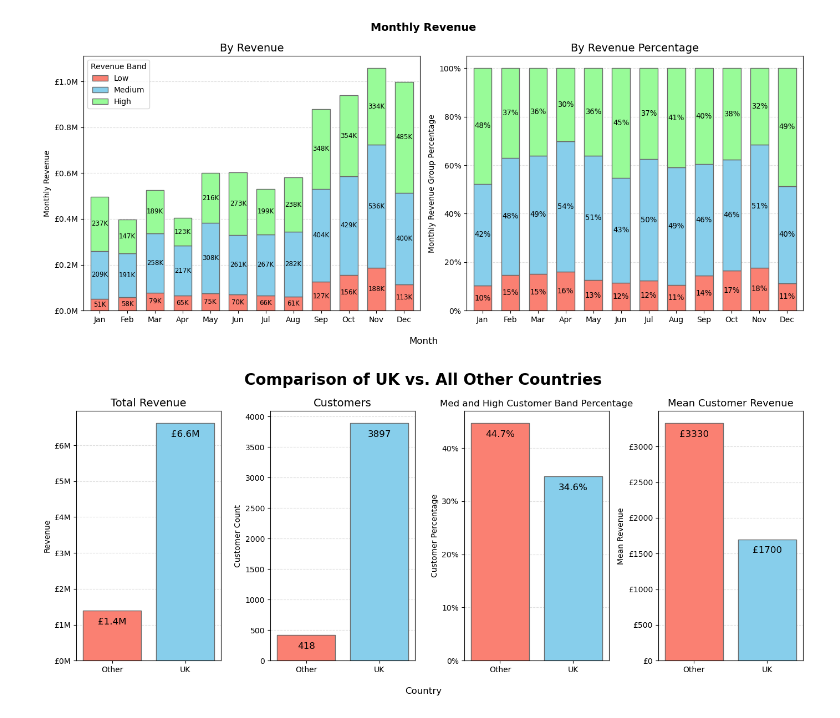
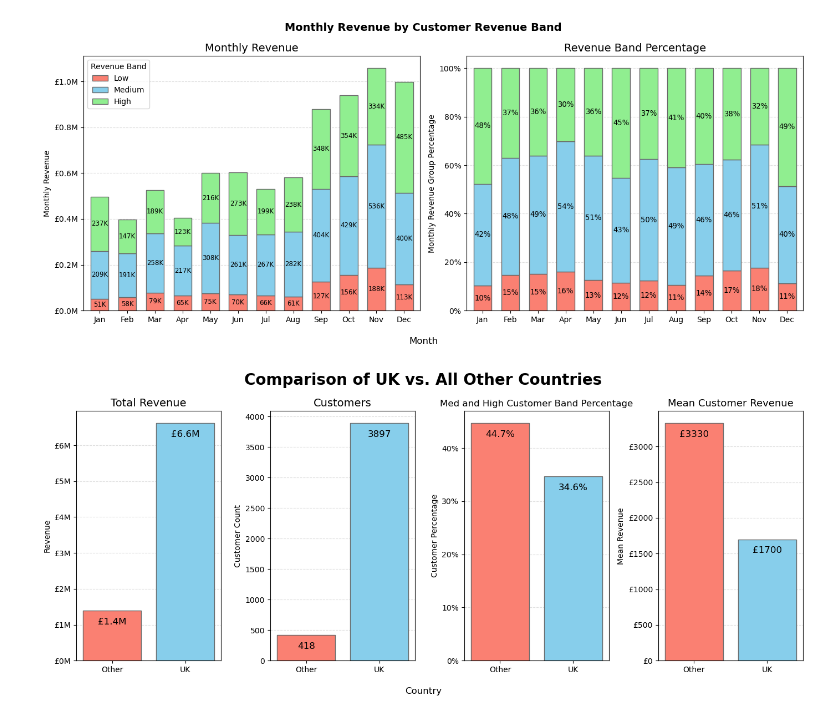
Before and after one commit to EdwardHowell627/Python_Online_Sales_Analysis, a Jupyter notebook: analysis/2_customers.ipynb, the cells around one changed output. Cells and saved outputs as stored; diff of their text form; code cells hidden in the pictures.

```diff
--- a/analysis/2_customers.ipynb
+++ b/analysis/2_customers.ipynb
@@ -88,57 +94,55 @@ plt.savefig('../assets/4_CustomerRevenueByBand.png', dpi=200)
 month_revenue = df.groupby([df.InvoiceDate.dt.month,'RevenueBand'], observed=True)['TotalPrice'].sum().unstack(fill_value=0)
 month_revenue_percent = month_revenue.div(month_revenue.sum(axis=1), axis=0)
 
 fig, ax = plt.subplots(1,2, figsize=(14,6))
-colors = ['salmon', 'skyblue', 'palegreen']
+colors = ['salmon', 'skyblue', 'lightgreen', 'khaki', 'plum']
 months = ['Jan', 'Feb', 'Mar', 'Apr', 'May', 'Jun', 'Jul', 'Aug', 'Sep', 'Oct', 'Nov', 'Dec']
+
 
 # Revenue Bars
 month_revenue.plot(ax=ax[0], kind='bar', stacked=True, color=colors, edgecolor='dimgray', width=0.65)
-ax[0].yaxis.set_major_formatter(FuncFormatter(lambda x, _: f'£{x/1000000:.1f}M'))
+
 ax[0].grid(axis='y', linestyle='--', alpha=0.4)
 ax[0].set_axisbelow(True)
+
+ax[0].yaxis.set_major_formatter(FuncFormatter(lambda x, _: f'£{x/1000000:.1f}M'))
+ax[0].set_xticklabels(months)
+ax[0].tick_params(rotation=0)
+
 for container in ax[0].containers:
-    ax[0].bar_label(
-        container,
-        fmt=lambda x: f'{x/1000:.0f}K',
-        label_type='center',
-        fontsize=8.5,
-        color='black'
-    )
-ax[0].set_xticklabels(months)
+    ax[0].bar_label(container, fmt=lambda x: f'{x/1000:.0f}K', label_type='center', fontsize=8.5, color='black')
+
 fig.suptitle('Monthly Revenue by Customer Revenue Band', fontsize=14, fontweight='bold')
 fig.supxlabel('Month')
+ax[0].set_title('Monthly Revenue', fontsize=14)
 ax[0].set_xlabel('')
 ax[0].set_ylabel('Monthly Revenue')
-ax[0].set_title('Monthly Revenue', fontsize=14)
 ax[0].legend(title='Revenue Band')
-ax[0].tick_params(rotation=0)
 
 
 # Percentage Bars
 bars = month_revenue_percent.plot(ax=ax[1], kind='bar', stacked=True, color=colors, edgecolor='dimgray', legend=False, width=0.65)
-ax[1].yaxis.set_major_formatter(FuncFormatter(lambda x, _: f'{x*100:.0f}%'))
+
 ax[1].grid(axis='y', linestyle='--', alpha=0.4)
 ax[1].set_axisbelow(True)
+
+ax[1].yaxis.set_major_formatter(FuncFormatter(lambda x, _: f'{x*100:.0f}%'))
+ax[1].set_xticklabels(months)
+ax[1].tick_params(rotation=0)
+
 for container in ax[1].containers:
-    ax[1].bar_label(
-        container,
-        fmt=lambda x: f'{x*100:.0f}%',
-        label_type='center',
-        fontsize=9.5,
-        color='black',
-    )
-ax[1].set_xticklabels(months)
+    ax[1].bar_label(container, fmt=lambda x: f'{x*100:.0f}%', label_type='center', fontsize=9.5, color='black')
+
+ax[1].set_title('Revenue Band Percentage', fontsize=14)
 ax[1].set_xlabel('')
 ax[1].set_ylabel('Monthly Revenue Group Percentage')
-ax[1].set_title('Revenue Band Percentage', fontsize=14)
-ax[1].tick_params(rotation=0)
+
 
 # Finish
 fig.tight_layout()
 plt.savefig('../assets/5_MonthlyRevenue.png', dpi=200)
 # %% [output]
-[figure, old version]
+[figure, new version]
 # %%
 ### Country Revenue Analysis
 
```
Also changed, not shown: parts of 4 cells of this notebook, 6 other files.
